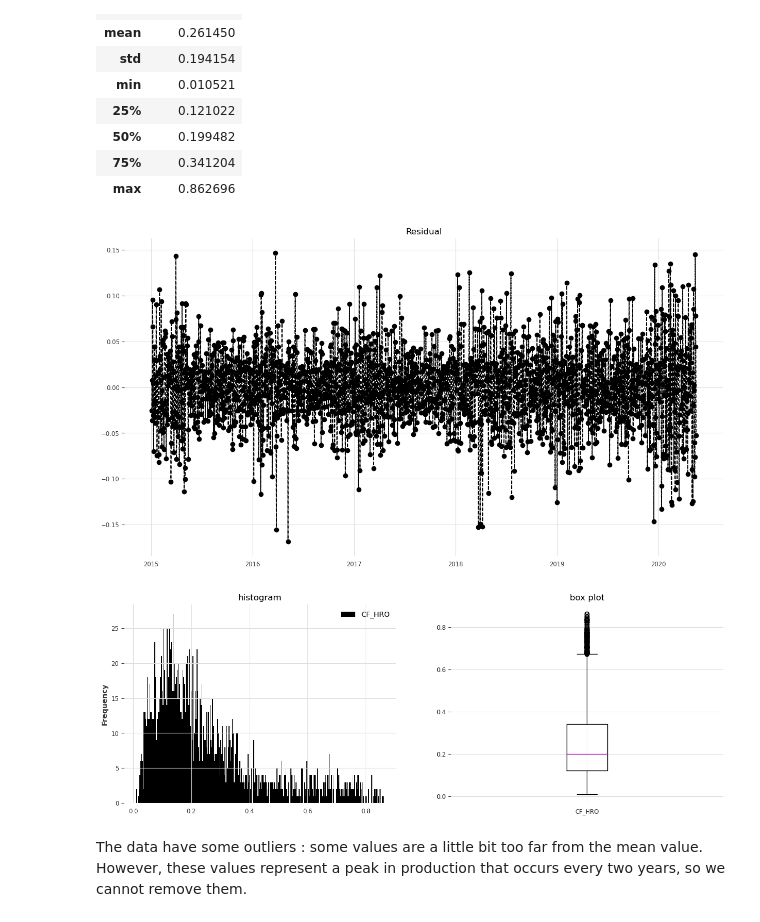
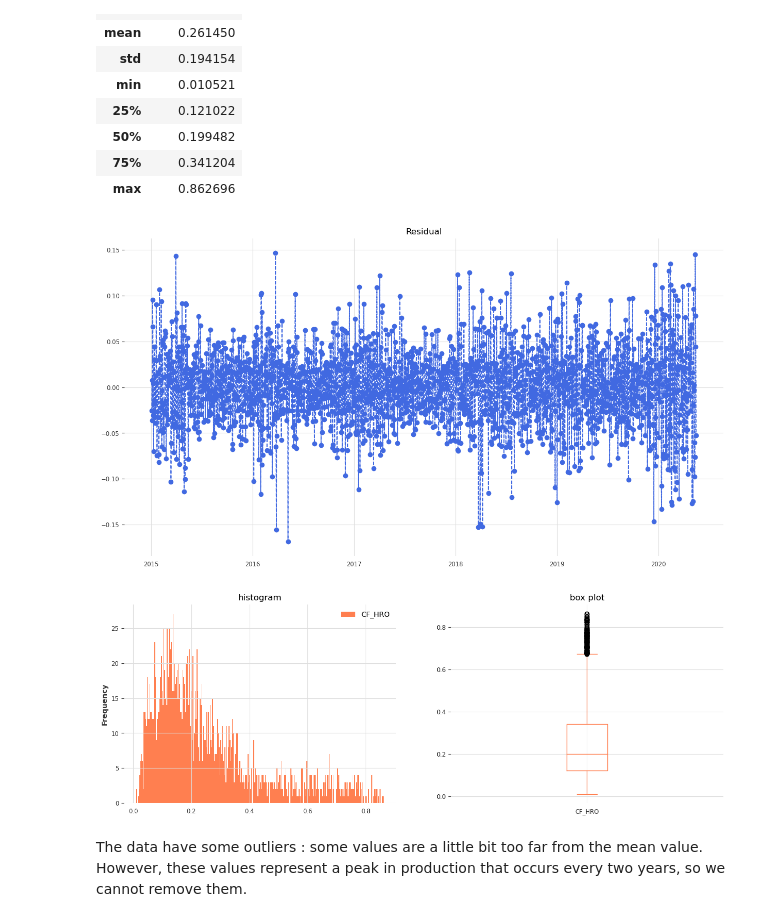
Before and after one commit to CastanieAlexandre/Forecast-of-hydroelectric-production-in-Portugal-with-RF-XGboost-and-Nbeats, a Jupyter notebook: Notebook_ML.ipynb, the cells around one changed output. Cells and saved outputs as stored; diff of their text form; code cells hidden in the pictures.

```diff
--- a/Notebook_ML.ipynb
+++ b/Notebook_ML.ipynb
@@ -86,0 +79,13 @@ plt.show()
+# %%
+decomposition = seasonal_decompose(df_HRO,model='additive')
+fig, axes = plt.subplots(4, 1, sharex=True,figsize=(15,10))
+
+fig.suptitle('seasonal decomposition of HRO data')
+decomposition.observed.plot(ax=axes[0], legend=False, color='royalblue')
+axes[0].set_ylabel('Observed')
+decomposition.trend.plot(ax=axes[1], legend=False, color='g')
+axes[1].set_ylabel('Trend')
+decomposition.seasonal.plot(ax=axes[2], legend=False,color='khaki')
+axes[2].set_ylabel('Seasonal')
+decomposition.resid.plot(ax=axes[3], legend=False, color='chocolate')
+axes[3].set_ylabel('Residual')
@@ -98,20 +106,21 @@ df_HRO.describe()
 | max | 0.862696 |
 # %%
 fig, ax = plt.subplots(figsize=(15,8))
-x = result.resid.index
-y = result.resid.values
-ax.plot_date(x, y,linestyle='--')
+x = decomposition.resid.index
+y = decomposition.resid.values
+
+ax.plot_date(x, y,linestyle='--',color='royalblue')
 ax.set_title('Residual')
 plt.show()
 # %% [output]
-[figure, old version]
+[figure, new version]
 # %%
 fig,ax=plt.subplots(1,2,figsize=(15,5))
-df_HRO.plot(kind='hist',bins=300,ax=ax[0],title='histogram')
-df_HRO.plot(kind='box',ax=ax[1], title='box plot')
+df_HRO.plot(kind='hist',bins=300,ax=ax[0],title='histogram',color='coral')
+df_HRO.plot(kind='box',ax=ax[1], title='box plot',color='coral')
 plt.show()
 # %% [output]
-[figure, old version]
+[figure, new version]
 # %% [markdown]
 The data have some outliers : some values are a little bit too far from the mean value. However, these values represent a peak in production that occurs every two years, so we cannot remove them.
 # %% [markdown]
```
Also changed, not shown: parts of 17 cells of this notebook, 1 other file.
